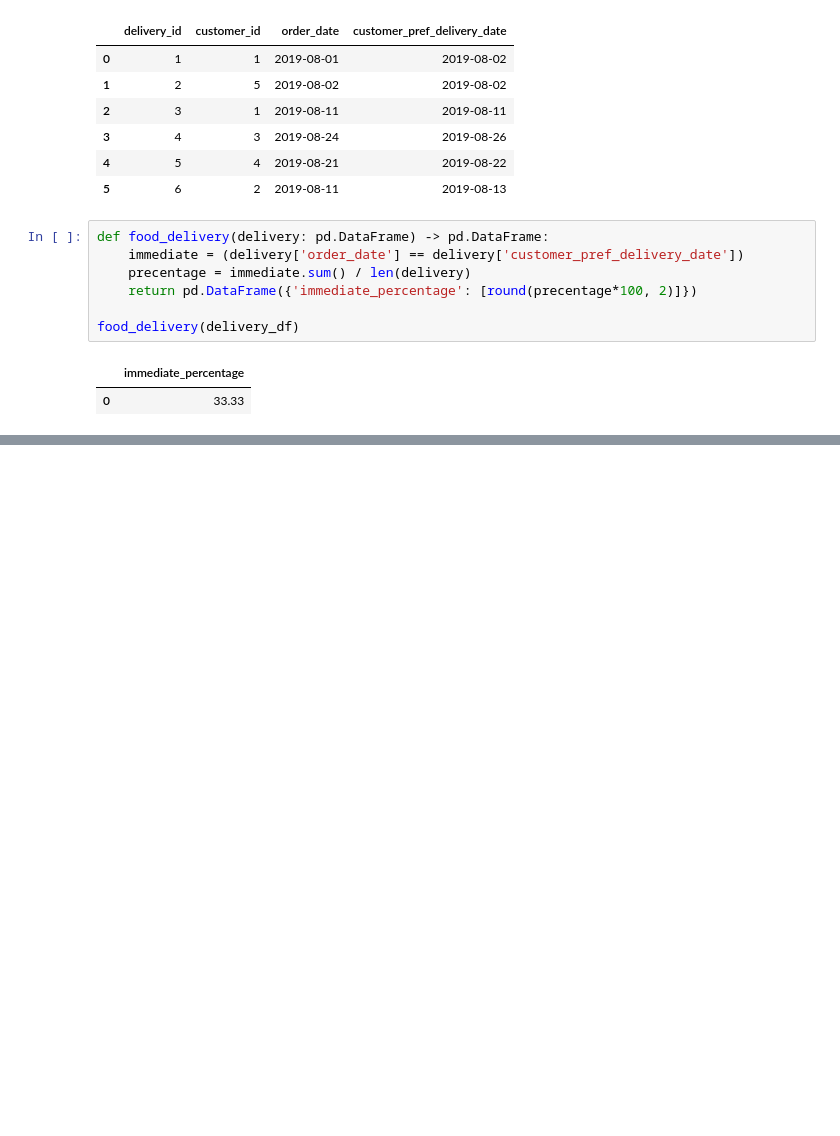
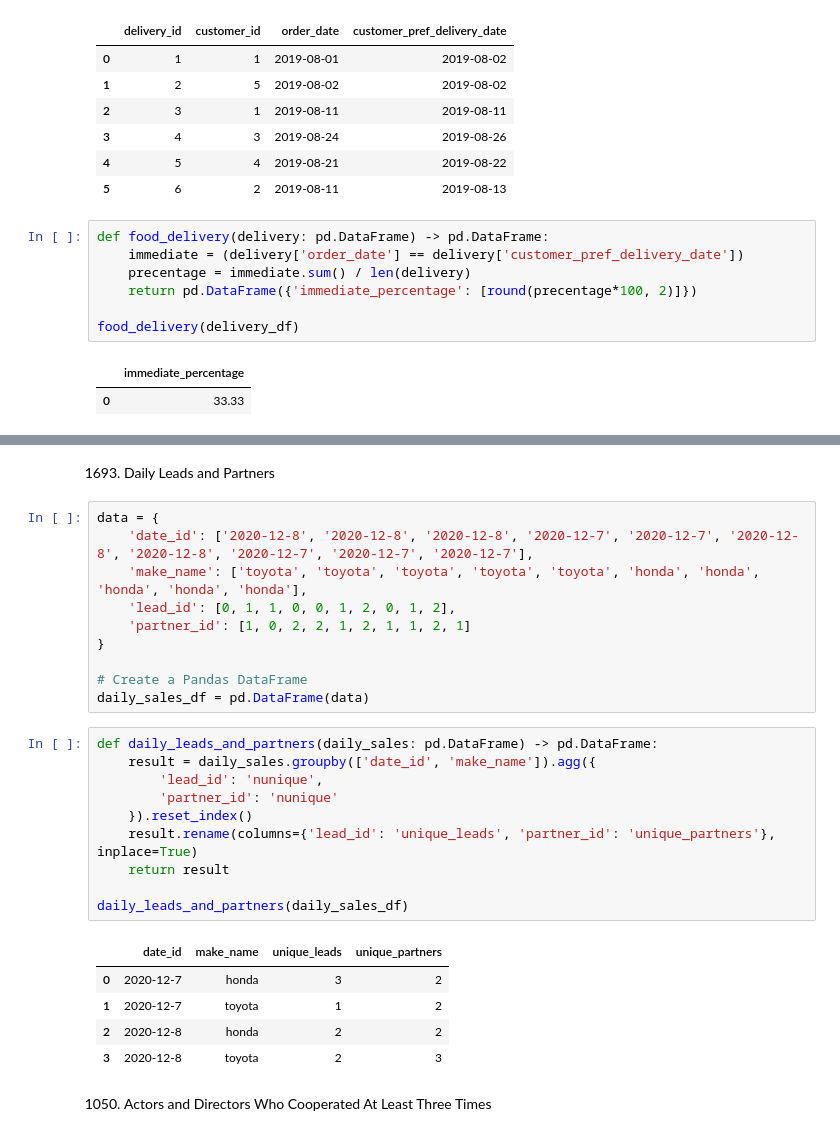
Before and after one commit to thirza258/LeetcodeSolution, a Jupyter notebook: pandas/Leetcode.ipynb, the cells around one changed output, grey strips where cells are left out. Saved outputs shown, nothing was run; the diff lists cells and outputs as text; blank space fills up the shorter version.

Commit message:
add more pandas solution

```diff
--- a/pandas/Leetcode.ipynb
+++ b/pandas/Leetcode.ipynb
@@ -460,0 +638,30 @@ food_delivery(delivery_df)
+# %% [markdown]
+1693. Daily Leads and Partners
+# %%
+data = {
+    'date_id': ['2020-12-8', '2020-12-8', '2020-12-8', '2020-12-7', '2020-12-7', '2020-12-8', '2020-12-8', '2020-12-7', '2020-12-7', '2020-12-7'],
+    'make_name': ['toyota', 'toyota', 'toyota', 'toyota', 'toyota', 'honda', 'honda', 'honda', 'honda', 'honda'],
+    'lead_id': [0, 1, 1, 0, 0, 1, 2, 0, 1, 2],
+    'partner_id': [1, 0, 2, 2, 1, 2, 1, 1, 2, 1]
+}
+
+# Create a Pandas DataFrame
+daily_sales_df = pd.DataFrame(data)
+# %%
+def daily_leads_and_partners(daily_sales: pd.DataFrame) -> pd.DataFrame:
+    result = daily_sales.groupby(['date_id', 'make_name']).agg({
+        'lead_id': 'nunique',
+        'partner_id': 'nunique'
+    }).reset_index()
+    result.rename(columns={'lead_id': 'unique_leads', 'partner_id': 'unique_partners'}, inplace=True)
+    return result
+
+daily_leads_and_partners(daily_sales_df)
+# %% [output]
+|  | date_id | make_name | unique_leads | unique_partners |
+| 0 | 2020-12-7 | honda | 3 | 2 |
+| 1 | 2020-12-7 | toyota | 1 | 2 |
+| 2 | 2020-12-8 | honda | 2 | 2 |
+| 3 | 2020-12-8 | toyota | 2 | 3 |
+# %% [markdown]
+1050. Actors and Directors Who Cooperated At Least Three Times
```
Also changed, not shown: parts of 35 cells of this notebook.
